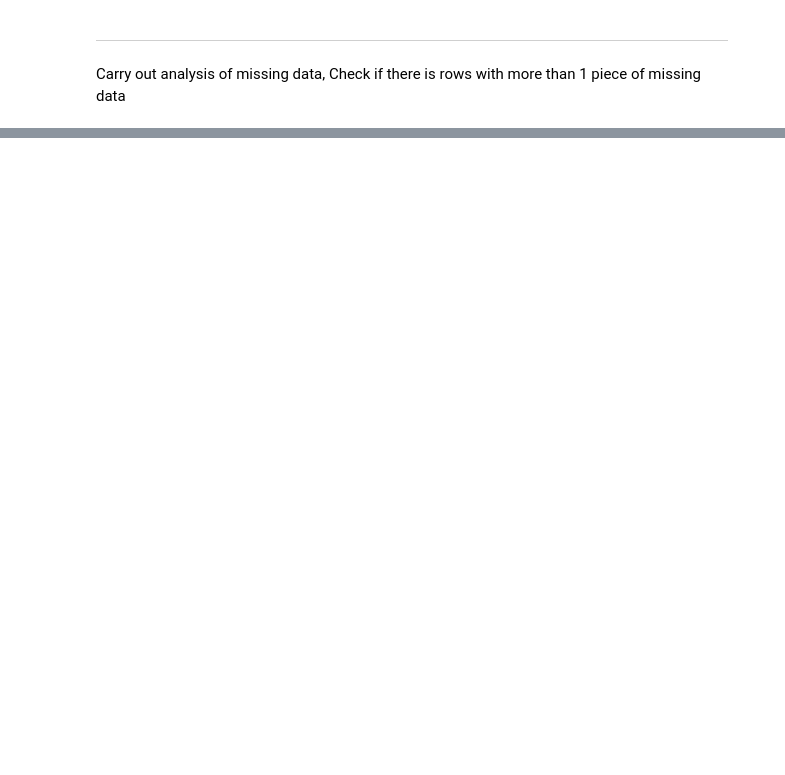
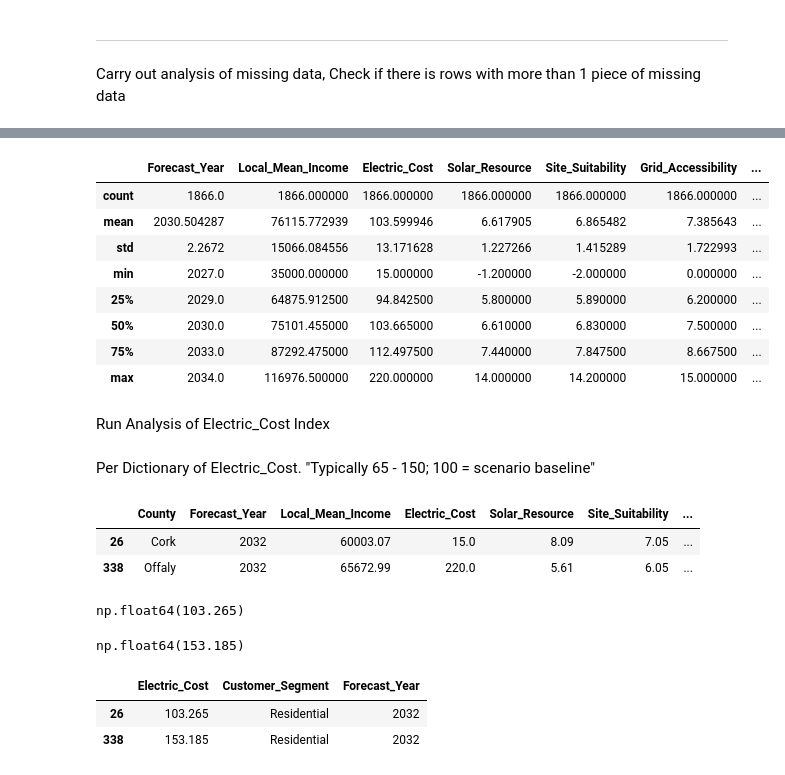
Before and after one commit to sba26096-CiaranLynch/IntegratedCA2, a Jupyter notebook: Integrated_CA_2.ipynb, the cells around one changed output, grey strips where cells are left out. Cells and saved outputs as stored; diff of their text form; code cells hidden in the pictures; blank space fills up the shorter version.

```diff
--- a/Integrated_CA_2.ipynb
+++ b/Integrated_CA_2.ipynb
@@ -1605,0 +834,7 @@ df.to_csv("CA2_Dataset_updated.csv", index=False)
+# %%
+Wexford_Income_medians = df.loc[
+    (df["Forecast_Year"] == 2029) &
+    (df["County"] == "Wexford"),
+    "Local_Mean_Income"].median()
+
+Wexford_Income_medians
@@ -1605,0 +843,9 @@ df.to_csv("CA2_Dataset_updated.csv", index=False)
+# %%
+df.loc[170, "Local_Mean_Income"]= Wexford_Income_medians
+# %%
+Meath_Income_medians = df.loc[
+    (df["Forecast_Year"] == 2029) &
+    (df["County"] == "Meath"),
+    "Local_Mean_Income"].median()
+
+Meath_Income_medians
@@ -1605,0 +854,2 @@ df.to_csv("CA2_Dataset_updated.csv", index=False)
+# %%
+df.loc[1016, "Local_Mean_Income"]= Meath_Income_medians
@@ -1605,0 +865,34 @@ df.to_csv("CA2_Dataset_updated.csv", index=False)
+# %%
+df.describe()
+# %% [output]
+|  | Forecast_Year | Local_Mean_Income | Electric_Cost | Solar_Resource | Site_Suitability | Grid_Accessibility | ... |
+| count | 1866.0 | 1866.000000 | 1866.000000 | 1866.000000 | 1866.000000 | 1866.000000 | ... |
+| mean | 2030.504287 | 76115.772939 | 103.599946 | 6.617905 | 6.865482 | 7.385643 | ... |
+| std | 2.2672 | 15066.084556 | 13.171628 | 1.227266 | 1.415289 | 1.722993 | ... |
+| min | 2027.0 | 35000.000000 | 15.000000 | -1.200000 | -2.000000 | 0.000000 | ... |
+| 25% | 2029.0 | 64875.912500 | 94.842500 | 5.800000 | 5.890000 | 6.200000 | ... |
+| 50% | 2030.0 | 75101.455000 | 103.665000 | 6.610000 | 6.830000 | 7.500000 | ... |
+| 75% | 2033.0 | 87292.475000 | 112.497500 | 7.440000 | 7.847500 | 8.667500 | ... |
+| max | 2034.0 | 116976.500000 | 220.000000 | 14.000000 | 14.200000 | 15.000000 | ... |
+# %% [markdown]
+Run Analysis of Electric_Cost Index
+# %% [markdown]
+Per Dictionary of Electric_Cost. "Typically 65 - 150; 100 = scenario baseline"
+# %%
+df.loc[
+    (df["Electric_Cost"] < 65) |
+    (df["Electric_Cost"] > 150)
+    ]
+# %% [output]
+|  | County | Forecast_Year | Local_Mean_Income | Electric_Cost | Solar_Resource | Site_Suitability | ... |
+| 26 | Cork | 2032 | 60003.07 | 15.0 | 8.09 | 7.05 | ... |
+| 338 | Offaly | 2032 | 65672.99 | 220.0 | 5.61 | 6.05 | ... |
+# %%
+Cork_Electric_Cost_medians = df.loc[
+    (df["Forecast_Year"] == 2032) &
+    (df["County"] == "Cork"),
+    "Electric_Cost"].median()
+
+Cork_Electric_Cost_medians
+# %% [output]
+np.float64(103.265)
@@ -1605,0 +901,9 @@ df.to_csv("CA2_Dataset_updated.csv", index=False)
+# %%
+Offaly_Electric_Cost_mean = df.loc[
+    (df["Forecast_Year"] == 2032) &
+    (df["County"] == "Offaly"),
+    "Electric_Cost"].mean()
+
+Offaly_Electric_Cost_mean
+# %% [output]
+np.float64(153.185)
@@ -1605,0 +912,7 @@ df.to_csv("CA2_Dataset_updated.csv", index=False)
+# %%
+# check to see if the record updated correctly
+df.loc[ [26, 338], ["Electric_Cost", "Customer_Segment", "Forecast_Year"] ]
+# %% [output]
+|  | Electric_Cost | Customer_Segment | Forecast_Year |
+| 26 | 103.265 | Residential | 2032 |
+| 338 | 153.185 | Residential | 2032 |
```
Also changed, not shown: parts of 193 cells of this notebook.
